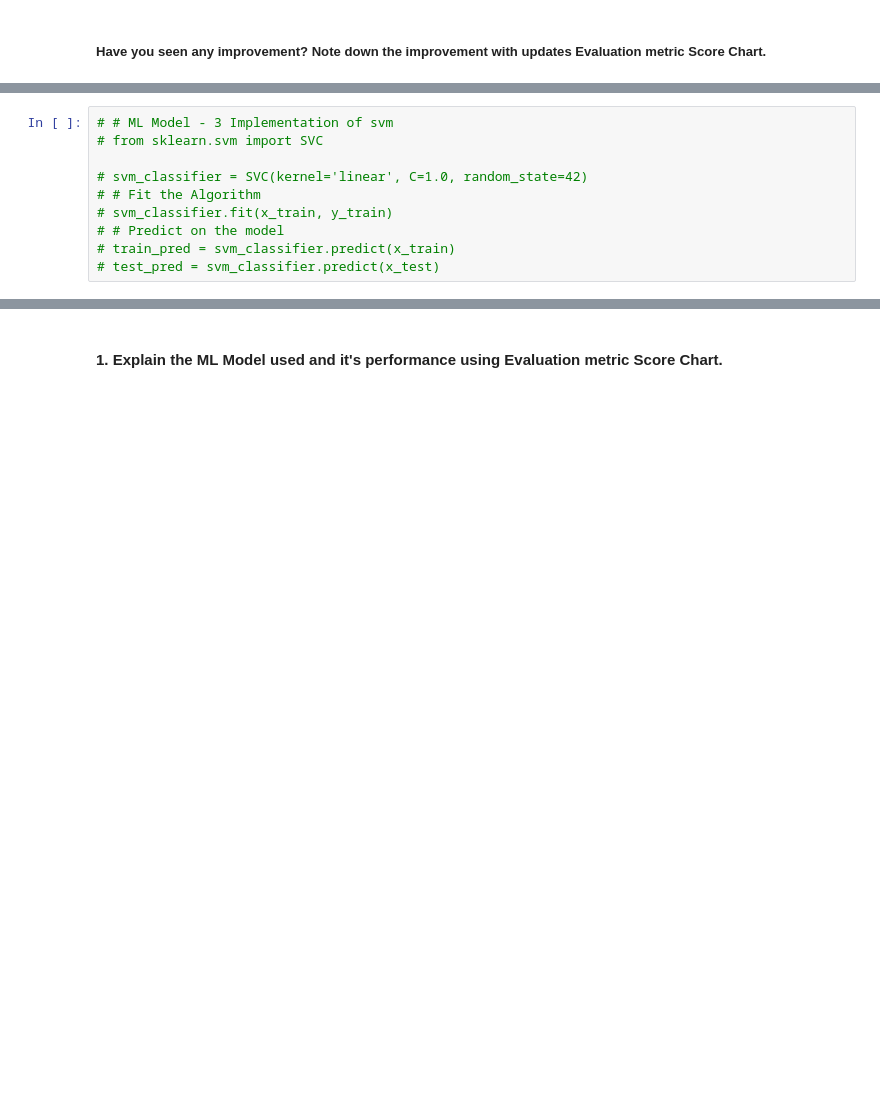
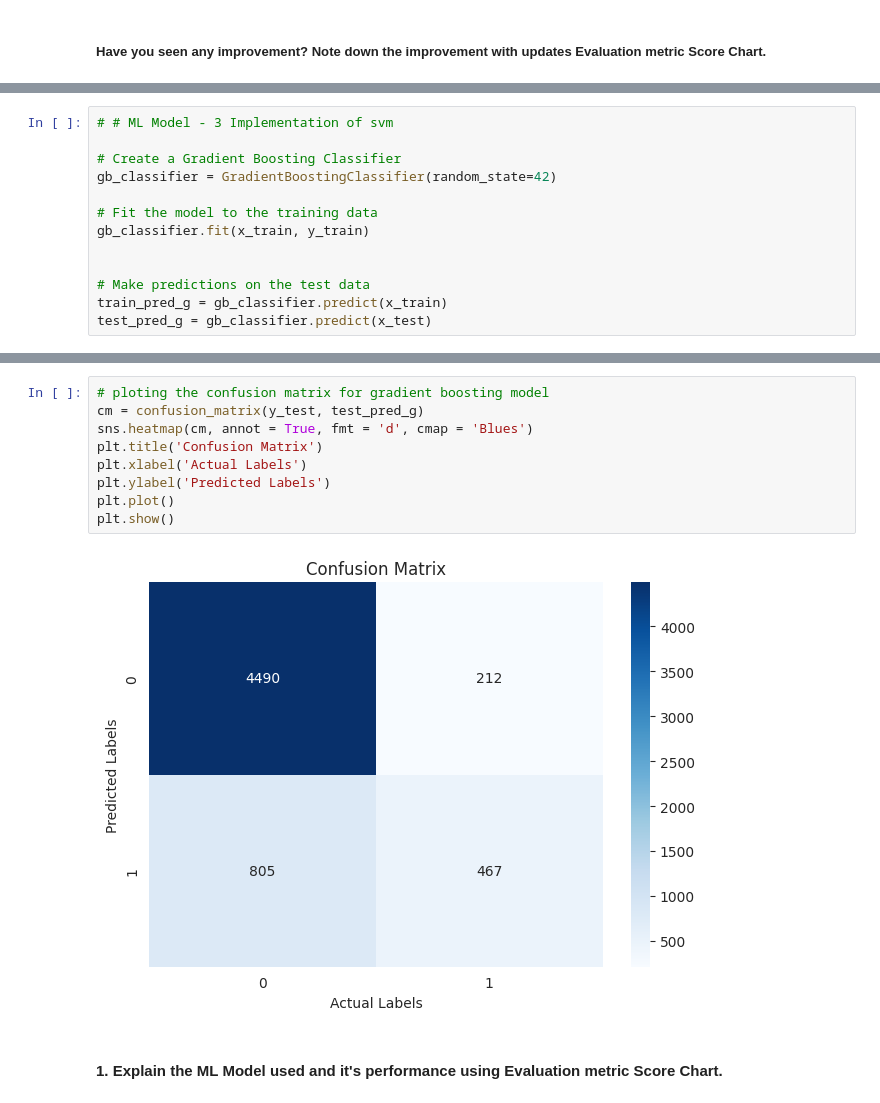
Before and after one commit to hmarathe420/Credit_Card_Default_Prediction, a Jupyter notebook: Credit_Card_Default_Prediction.ipynb, the cells around one changed output, grey strips where cells are left out. Cells and saved outputs as stored; diff of their text form; blank space fills up the shorter version.

```diff
--- a/Credit_Card_Default_Prediction.ipynb
+++ b/Credit_Card_Default_Prediction.ipynb
@@ -1449,11 +1451,14 @@ Yes i have seen improvement on the model because before hyperparameter tunning t
 # %%
 # # ML Model - 3 Implementation of svm
-# from sklearn.svm import SVC
 
-# svm_classifier = SVC(kernel='linear', C=1.0, random_state=42)
-# # Fit the Algorithm
-# svm_classifier.fit(x_train, y_train)
-# # Predict on the model
-# train_pred = svm_classifier.predict(x_train)
-# test_pred = svm_classifier.predict(x_test)
+# Create a Gradient Boosting Classifier
+gb_classifier = GradientBoostingClassifier(random_state=42)
+
+# Fit the model to the training data
+gb_classifier.fit(x_train, y_train)
+
+
+# Make predictions on the test data
+train_pred_g = gb_classifier.predict(x_train)
+test_pred_g = gb_classifier.predict(x_test)
 # %%
@@ -1469,2 +1485,13 @@ Yes i have seen improvement on the model because before hyperparameter tunning t
+# %%
+# ploting the confusion matrix for gradient boosting model
+cm = confusion_matrix(y_test, test_pred_g)
+sns.heatmap(cm, annot = True, fmt = 'd', cmap = 'Blues')
+plt.title('Confusion Matrix')
+plt.xlabel('Actual Labels')
+plt.ylabel('Predicted Labels')
+plt.plot()
+plt.show()
+# %% [output]
+[figure, added]
 # %% [markdown]
 #### 1. Explain the ML Model used and it's performance using Evaluation metric Score Chart.
```
Also changed, not shown: parts of 28 cells of this notebook.
